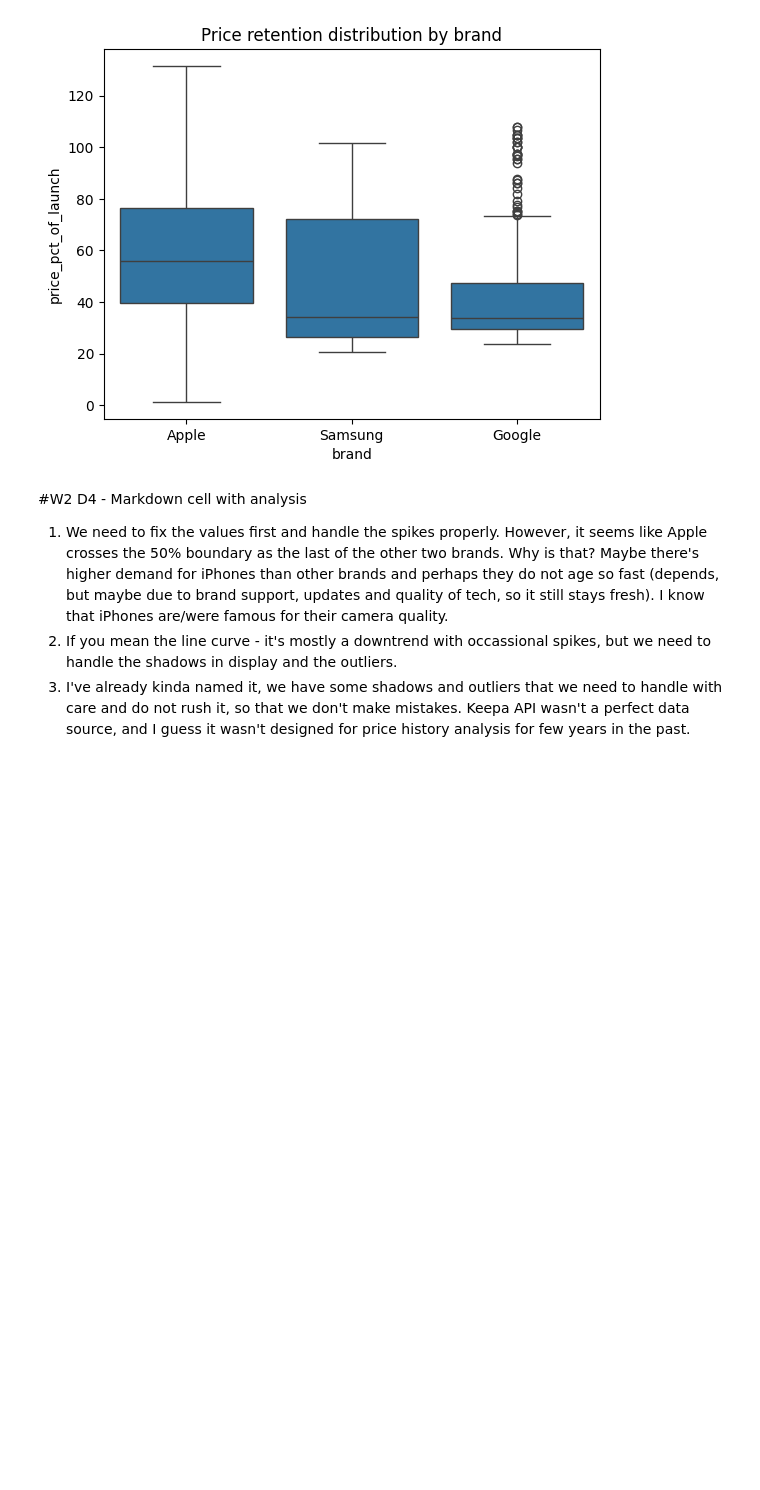
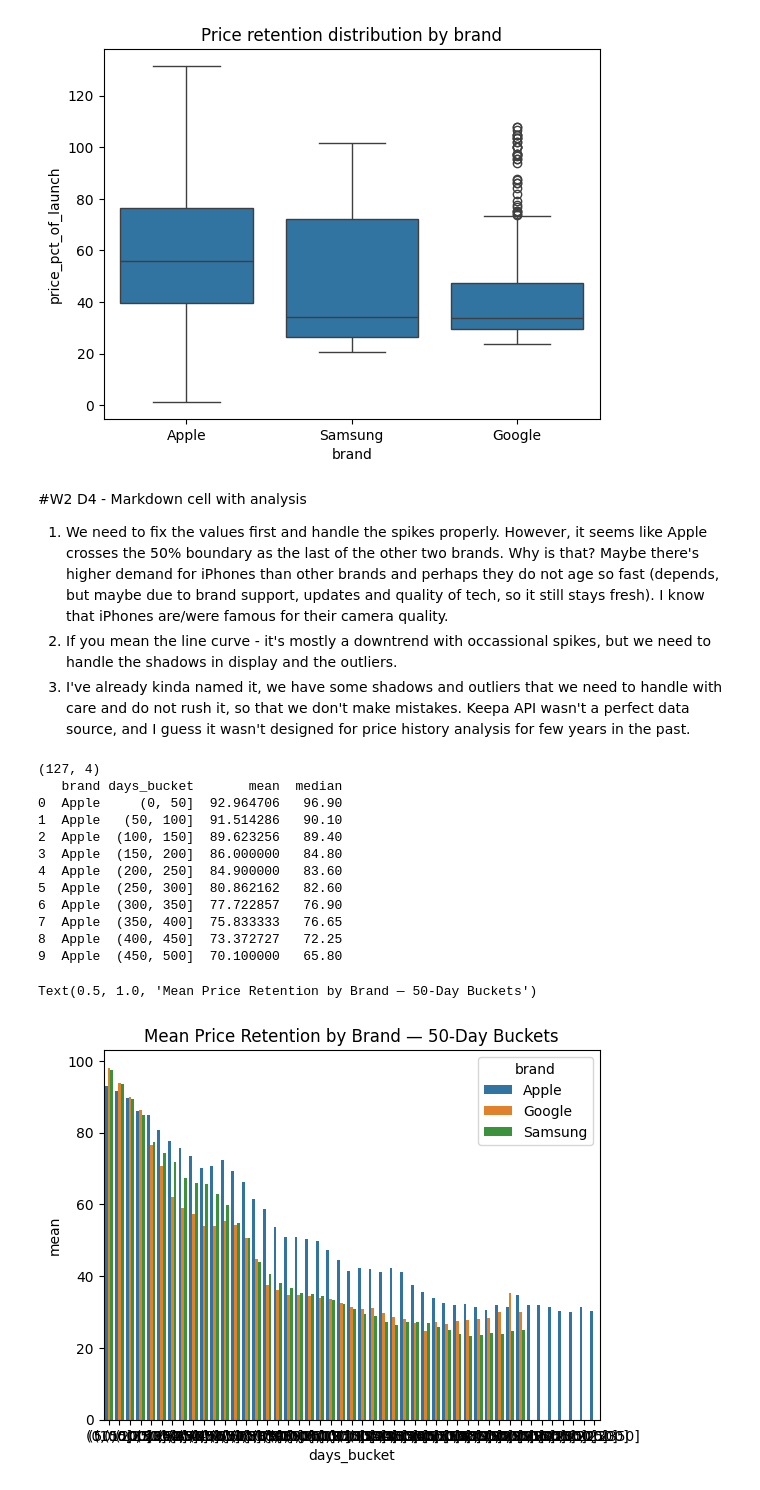
Before and after one commit to ady7ady7/python_agentic_learning, a Jupyter notebook: project1_phones_sales_analytics/notebooks/03_analysis.ipynb, the cells around one changed output. Drawn from its saved outputs; the diff is of its cells as text; code cells hidden in the pictures; blank space fills up the shorter version.

```diff
--- a/project1_phones_sales_analytics/notebooks/03_analysis.ipynb
+++ b/project1_phones_sales_analytics/notebooks/03_analysis.ipynb
@@ -289,3 +313,61 @@ Text(0.5, 1.0, 'Price retention distribution by brand')
 1. We need to fix the values first and handle the spikes properly. However, it seems like Apple crosses the 50% boundary as the last of the other two brands. Why is that? Maybe there's higher demand for iPhones than other brands and perhaps they do not age so fast (depends, but maybe due to brand support, updates and quality of tech, so it still stays fresh). I know that iPhones are/were famous for their camera quality.
 2. If you mean the line curve - it's mostly a downtrend with occassional spikes, but we need to handle the shadows in display and the outliers.
 3. I've already kinda named it, we have some shadows and outliers that we need to handle with care and do not rush it, so that we don't make mistakes. Keepa API wasn't a perfect data source, and I guess it wasn't designed for price history analysis for few years in the past.
+# %%
+#W2 D5 - WORKING ON DF - FULL RESAMPLED DF with price_pct_of_launch
+
+'''**Task 1 [3 pts]**
+Create `bucket_decay_df`:
+- Add a column `days_bucket` to `df`: 50-day bins using `pd.cut(df["days_since_launch"], bins=range(0, 2400, 50))`
+- Group `df` by `brand` and `days_bucket`
+- Compute both mean AND median `price_pct_of_launch` per group
+- Reset index
+- Print shape and head(10)
+
+Hint: use named aggregations in `agg` — you've done this before.'''
+
+
+df['days_bucket'] = pd.cut(df['days_since_launch'], bins = range(0, 2400, 50))
+bucket_decay_df = df.groupby(['brand', 'days_bucket']).agg(
+    mean = ('price_pct_of_launch', 'mean'),
+    median = ('price_pct_of_launch', 'median')
+).reset_index()
+
+
+print(bucket_decay_df.shape)
+print(bucket_decay_df.head(10))
+
+
+'''Using `bucket_decay_df`, plot a Seaborn barplot:
+- x = days_bucket, y = mean `price_pct_of_launch`, hue = brand
+- Sort x-axis so buckets are in chronological order (0-50 first, 2350-2400 last)
+- Title: "Mean Price Retention by Brand — 50-Day Buckets"
+
+Hint: `pd.cut` with `bins=range(...)` produces an ordered Categorical
+— Seaborn respects that order automatically.'''
+
+bucket_decay_df_plot = sns.barplot(
+    bucket_decay_df,
+    x = 'days_bucket',
+    y = 'mean',
+    hue = 'brand',
+    order = bucket_decay_df['days_bucket']
+    )
+
+bucket_decay_df_plot.set_title('Mean Price Retention by Brand — 50-Day Buckets')
+#The x axis is very cluttered with all the buckets and it looks weird
+# %% [output]
+(127, 4)
+   brand days_bucket       mean  median
+0  Apple     (0, 50]  92.964706   96.90
+1  Apple   (50, 100]  91.514286   90.10
+2  Apple  (100, 150]  89.623256   89.40
+3  Apple  (150, 200]  86.000000   84.80
+4  Apple  (200, 250]  84.900000   83.60
+5  Apple  (250, 300]  80.862162   82.60
+6  Apple  (300, 350]  77.722857   76.90
+7  Apple  (350, 400]  75.833333   76.65
+8  Apple  (400, 450]  73.372727   72.25
+9  Apple  (450, 500]  70.100000   65.80
+Text(0.5, 1.0, 'Mean Price Retention by Brand — 50-Day Buckets')
+[figure, added]
```
Also changed, not shown: parts of 3 cells of this notebook, 3 other files.
